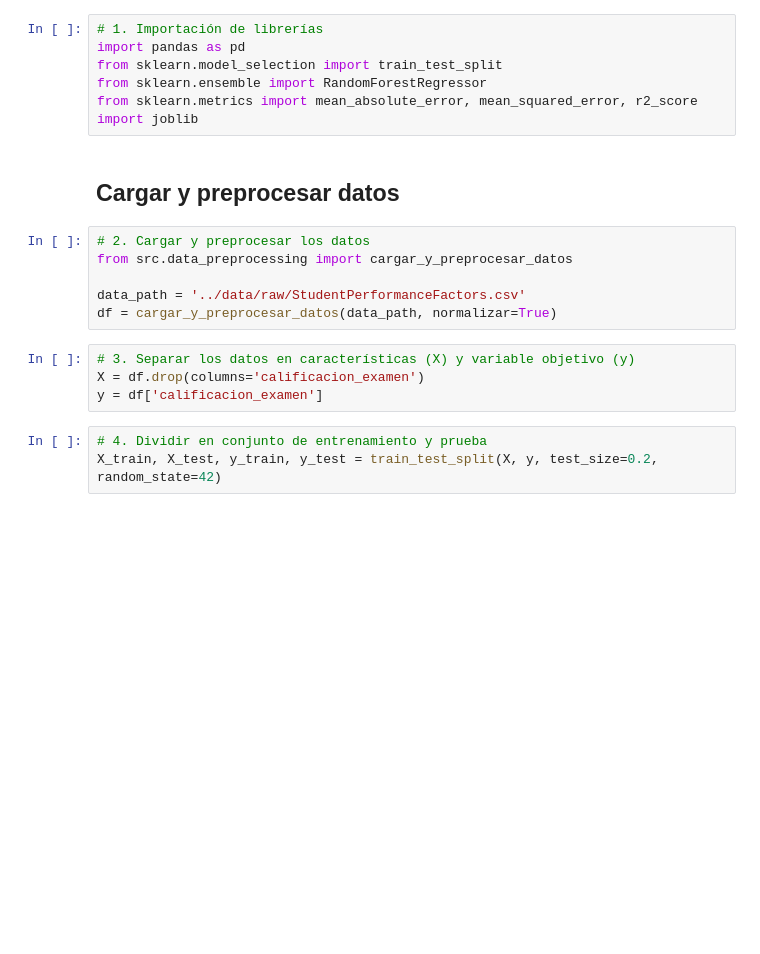
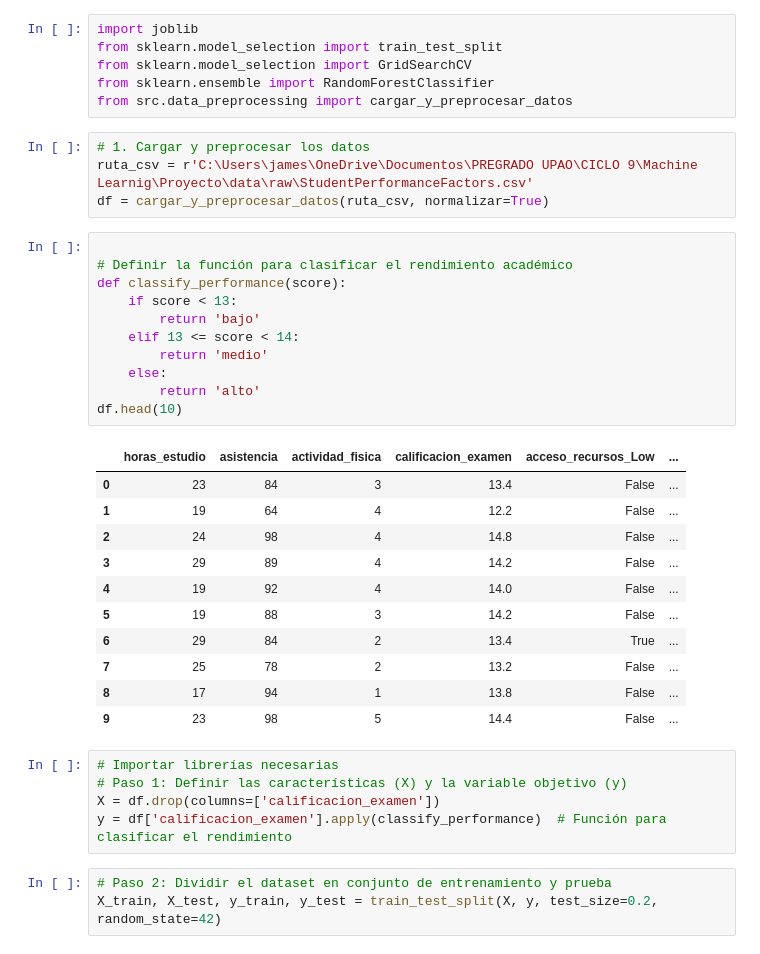
Before and after one commit to JamesDroide/student-performance-predictor, a Jupyter notebook: notebooks/3_model_training.ipynb, the cells around one changed output. Cells and saved outputs as stored; diff of their text form; blank space fills up the shorter version.

```diff
--- a/notebooks/3_model_training.ipynb
+++ b/notebooks/3_model_training.ipynb
@@ -1,22 +1,41 @@
-# %%
-# 1. Importación de librerías
-import pandas as pd
-from sklearn.model_selection import train_test_split
-from sklearn.ensemble import RandomForestRegressor
-from sklearn.metrics import mean_absolute_error, mean_squared_error, r2_score
-import joblib
-# %% [markdown]
-## Cargar y preprocesar datos
+# %%
+import joblib
+from sklearn.model_selection import train_test_split
+from sklearn.model_selection import GridSearchCV
+from sklearn.ensemble import RandomForestClassifier
+from src.data_preprocessing import cargar_y_preprocesar_datos
 # %%
-# 2. Cargar y preprocesar los datos
-from src.data_preprocessing import cargar_y_preprocesar_datos
-
-data_path = '../data/raw/StudentPerformanceFactors.csv'
-df = cargar_y_preprocesar_datos(data_path, normalizar=True)
+# 1. Cargar y preprocesar los datos
+ruta_csv = r'C:\Users\james\OneDrive\Documentos\PREGRADO UPAO\CICLO 9\Machine Learnig\Proyecto\data\raw\StudentPerformanceFactors.csv'
+df = cargar_y_preprocesar_datos(ruta_csv, normalizar=True)
+# %%
+
+# Definir la función para clasificar el rendimiento académico
+def classify_performance(score):
+    if score < 13:
+        return 'bajo'
+    elif 13 <= score < 14:
+        return 'medio'
+    else:
+        return 'alto'
+df.head(10)
+# %% [output]
+|  | horas_estudio | asistencia | actividad_fisica | calificacion_examen | acceso_recursos_Low | ... |
+| 0 | 23 | 84 | 3 | 13.4 | False | ... |
+| 1 | 19 | 64 | 4 | 12.2 | False | ... |
+| 2 | 24 | 98 | 4 | 14.8 | False | ... |
+| 3 | 29 | 89 | 4 | 14.2 | False | ... |
+| 4 | 19 | 92 | 4 | 14.0 | False | ... |
+| 5 | 19 | 88 | 3 | 14.2 | False | ... |
+| 6 | 29 | 84 | 2 | 13.4 | True | ... |
+| 7 | 25 | 78 | 2 | 13.2 | False | ... |
+| 8 | 17 | 94 | 1 | 13.8 | False | ... |
+| 9 | 23 | 98 | 5 | 14.4 | False | ... |
 # %%
-# 3. Separar los datos en características (X) y variable objetivo (y)
-X = df.drop(columns='calificacion_examen')
-y = df['calificacion_examen']
+# Importar librerías necesarias
+# Paso 1: Definir las características (X) y la variable objetivo (y)
+X = df.drop(columns=['calificacion_examen'])
+y = df['calificacion_examen'].apply(classify_performance)  # Función para clasificar el rendimiento
 # %%
-# 4. Dividir en conjunto de entrenamiento y prueba
+# Paso 2: Dividir el dataset en conjunto de entrenamiento y prueba
 X_train, X_test, y_train, y_test = train_test_split(X, y, test_size=0.2, random_state=42)
```
Also changed, not shown: parts of 6 cells of this notebook, 13 other files.
